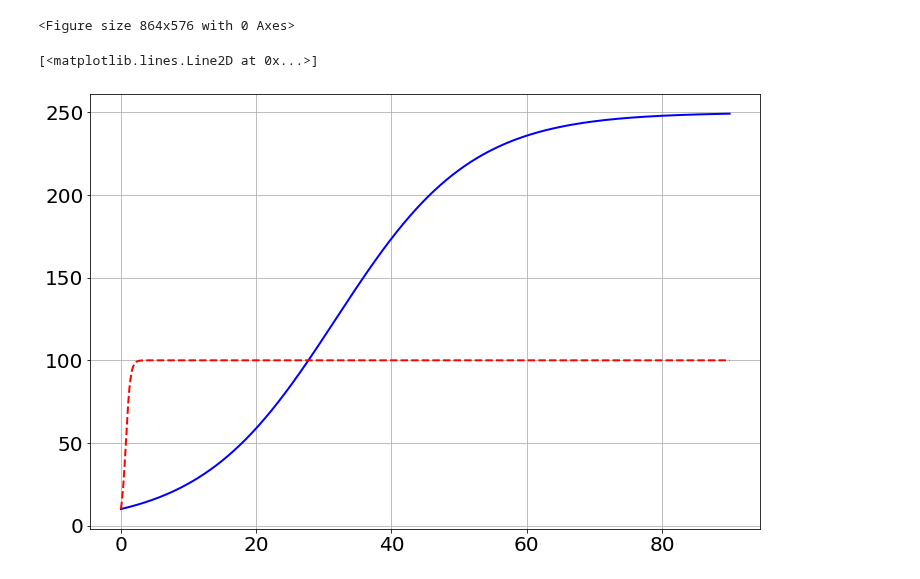
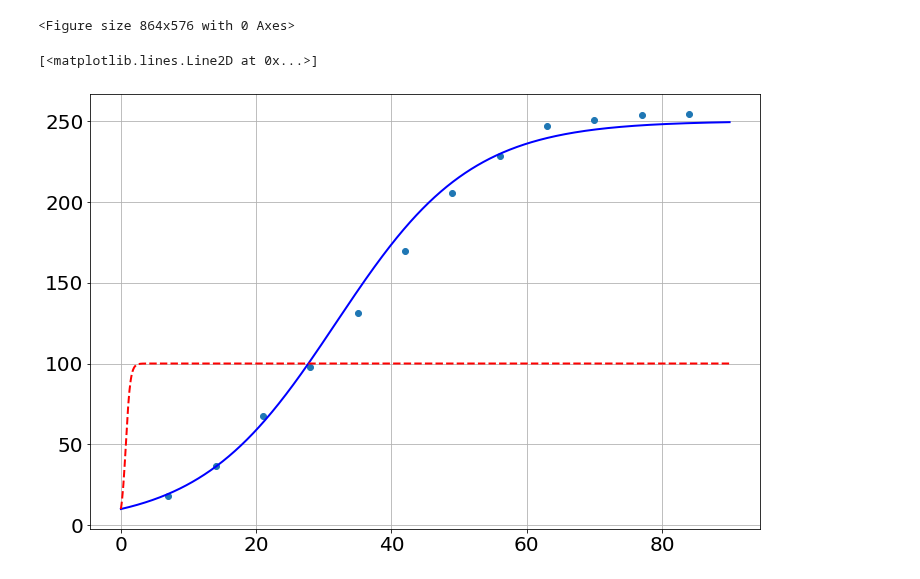
Before and after one commit to bblais/Computer-Programming-for-the-Sciences-Spring-2022, a Jupyter notebook: Sprint #3 - Parameter Fitting and Scientific Questions/2022-04-07 - Class.ipynb, the cells around one changed output. Saved outputs shown, nothing was run; the diff lists cells and outputs as text; code cells hidden in the pictures.

```diff
--- a/Sprint #3 - Parameter Fitting and Scientific Questions/2022-04-07 - Class.ipynb
+++ b/Sprint #3 - Parameter Fitting and Scientific Questions/2022-04-07 - Class.ipynb
@@ -54,8 +54,9 @@ y2=sim.y
 [figure]
 <Figure size 864x576 with 0 Axes>
 # %%
+plot(t_data,h_data,'o')
 plot(t1,y1,'b-')
 plot(t2,y2,'r--')
 # %% [output]
 [<matplotlib.lines.Line2D at 0x...>]
-[figure, old version]
+[figure, new version]
```
Also changed, not shown: 3 other files.
